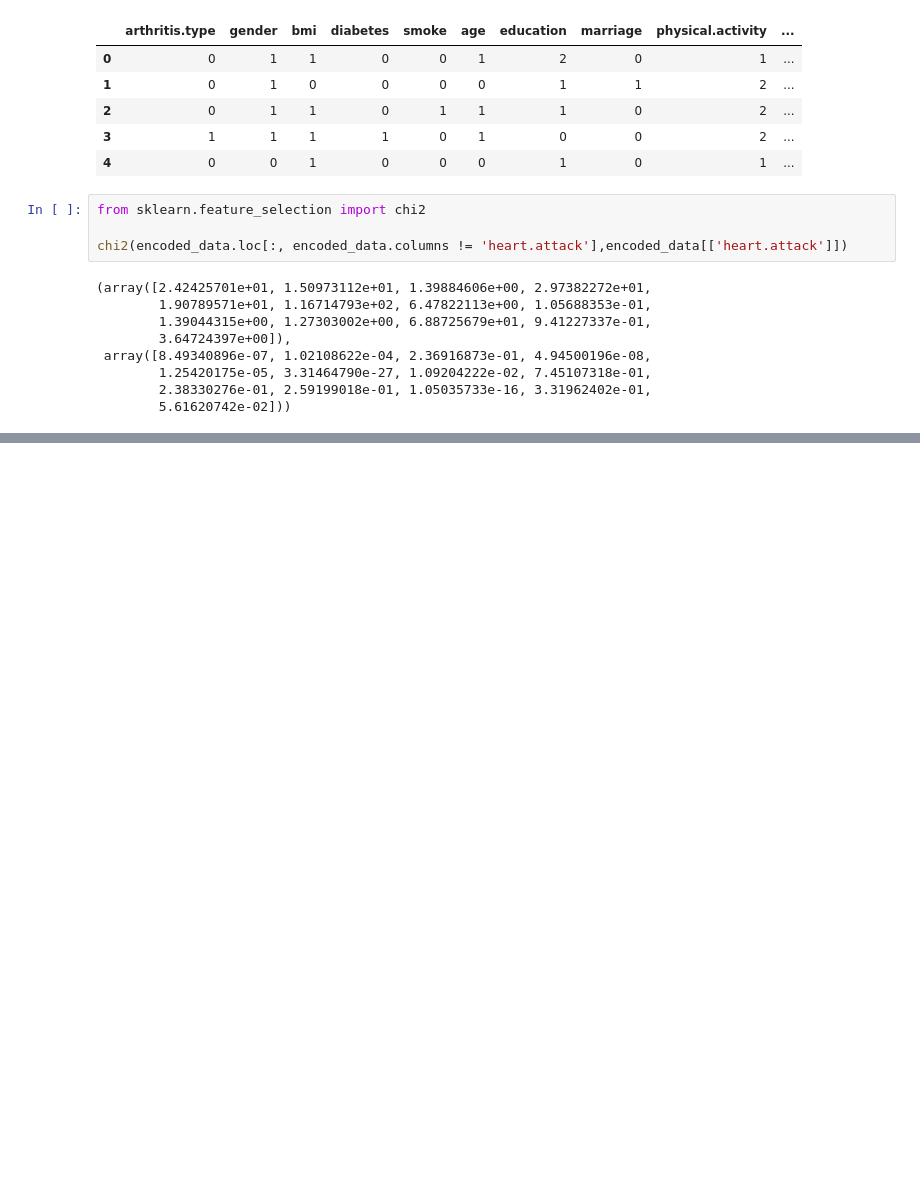
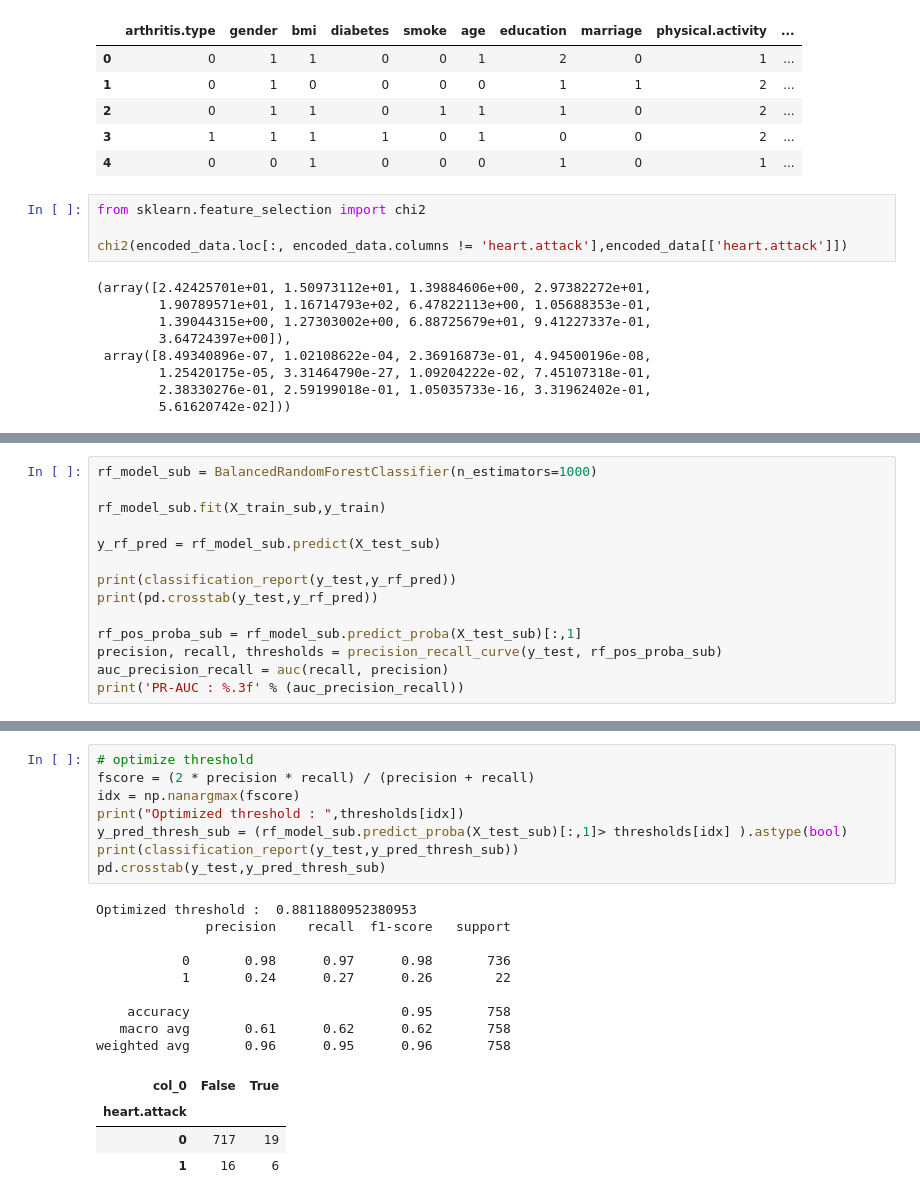
Before and after one commit to Phamster/PropensityScoreMatching, a Jupyter notebook: notebooks/heart_attack_model.ipynb, the cells around one changed output, grey strips where cells are left out. Drawn from its saved outputs; the diff is of its cells as text; blank space fills up the shorter version.

```diff
--- a/notebooks/heart_attack_model.ipynb
+++ b/notebooks/heart_attack_model.ipynb
@@ -343,0 +418,14 @@ rf_grid.best_score_
+# %%
+rf_model_sub = BalancedRandomForestClassifier(n_estimators=1000)
+
+rf_model_sub.fit(X_train_sub,y_train)
+
+y_rf_pred = rf_model_sub.predict(X_test_sub)
+
+print(classification_report(y_test,y_rf_pred))
+print(pd.crosstab(y_test,y_rf_pred))
+
+rf_pos_proba_sub = rf_model_sub.predict_proba(X_test_sub)[:,1]
+precision, recall, thresholds = precision_recall_curve(y_test, rf_pos_proba_sub)
+auc_precision_recall = auc(recall, precision)
+print('PR-AUC : %.3f' % (auc_precision_recall))
@@ -343,0 +447,22 @@ rf_grid.best_score_
+# %%
+# optimize threshold
+fscore = (2 * precision * recall) / (precision + recall)
+idx = np.nanargmax(fscore)
+print("Optimized threshold : ",thresholds[idx])
+y_pred_thresh_sub = (rf_model_sub.predict_proba(X_test_sub)[:,1]> thresholds[idx] ).astype(bool)
+print(classification_report(y_test,y_pred_thresh_sub))
+pd.crosstab(y_test,y_pred_thresh_sub)
+# %% [output]
+Optimized threshold :  0.8811880952380953
+              precision    recall  f1-score   support
+
+           0       0.98      0.97      0.98       736
+           1       0.24      0.27      0.26        22
+
+    accuracy                           0.95       758
+   macro avg       0.61      0.62      0.62       758
+weighted avg       0.96      0.95      0.96       758
+| col_0 | False | True |
+| heart.attack |  |  |
+| 0 | 717 | 19 |
+| 1 | 16 | 6 |
```
Also changed, not shown: parts of 26 cells of this notebook, 1 other file.
